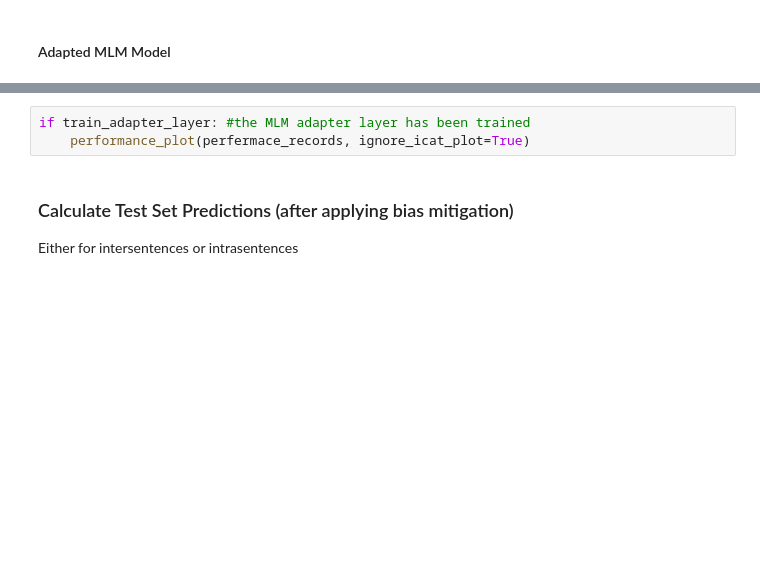
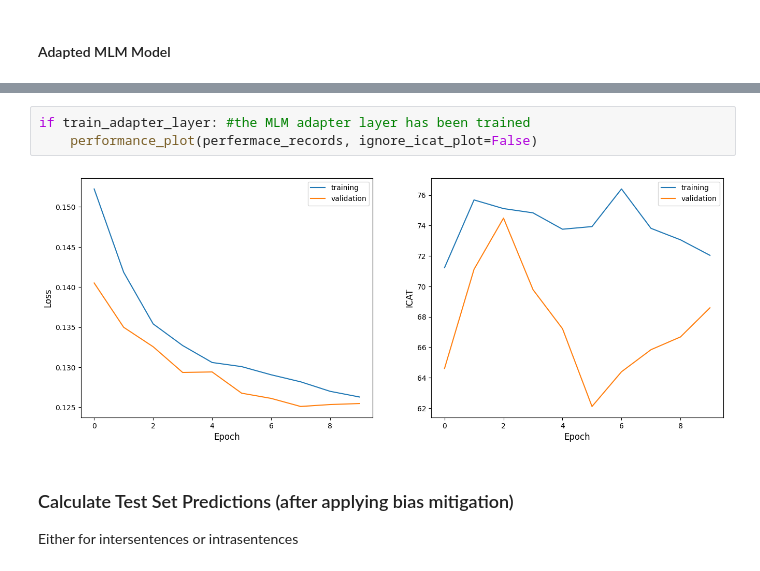
Before and after one commit to Abudo-S/MindTheGap, a Jupyter notebook: MindTheGap.ipynb, the cells around one changed output, grey strips where cells are left out. Cells and saved outputs as stored; diff of their text form; blank space fills up the shorter version.

```diff
--- a/MindTheGap.ipynb
+++ b/MindTheGap.ipynb
@@ -677,6 +804,8 @@ if train_adapter_layer:
 # %%
 if train_adapter_layer: #the MLM adapter layer has been trained
-    performance_plot(perfermace_records, ignore_icat_plot=True)
+    performance_plot(perfermace_records, ignore_icat_plot=False)
+# %% [output]
+[figure, added]
 # %% [markdown]
 ### Calculate Test Set Predictions (after applying bias mitigation)
 Either for intersentences or intrasentences
```
Also changed, not shown: parts of 11 cells of this notebook.
